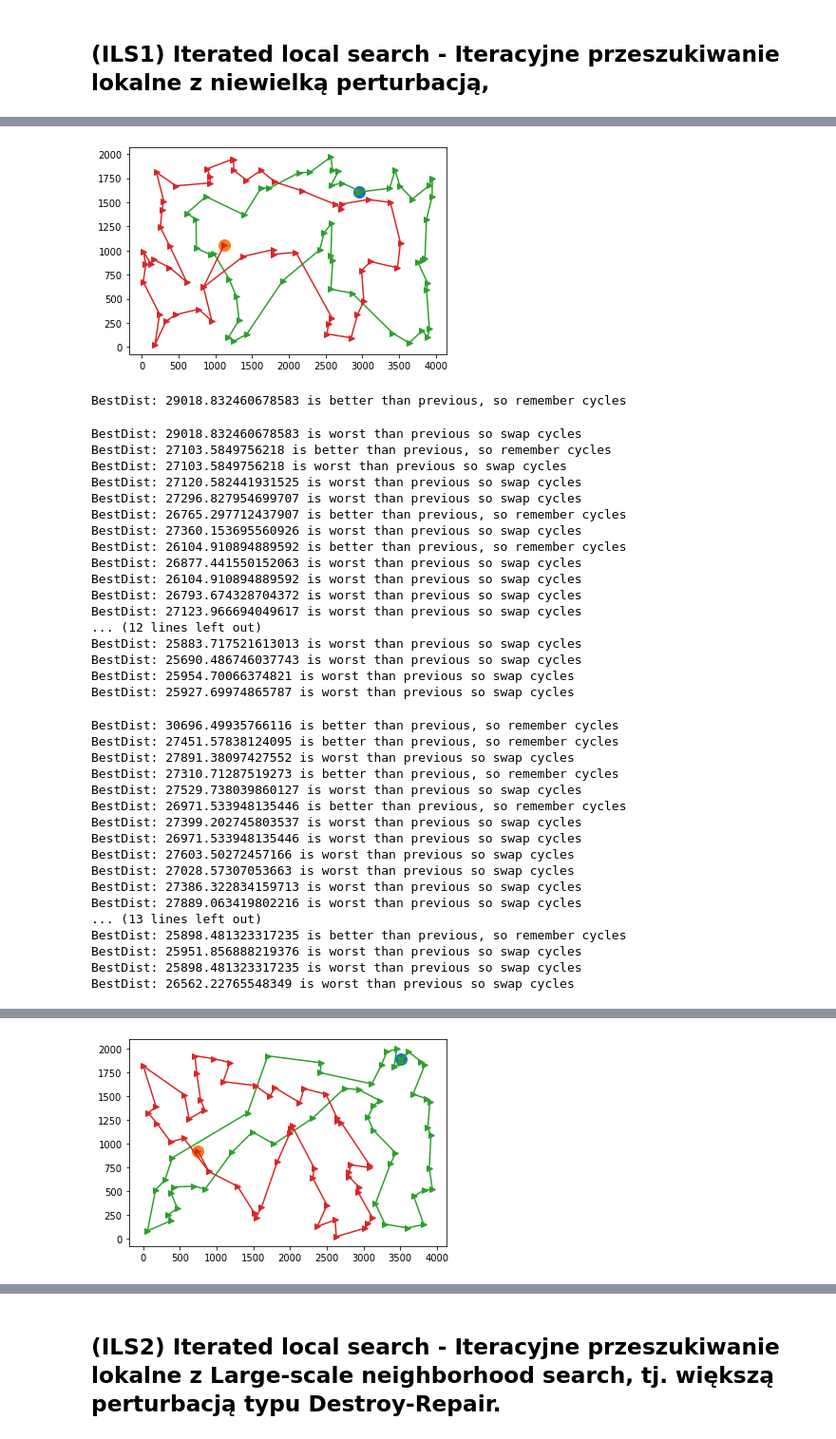
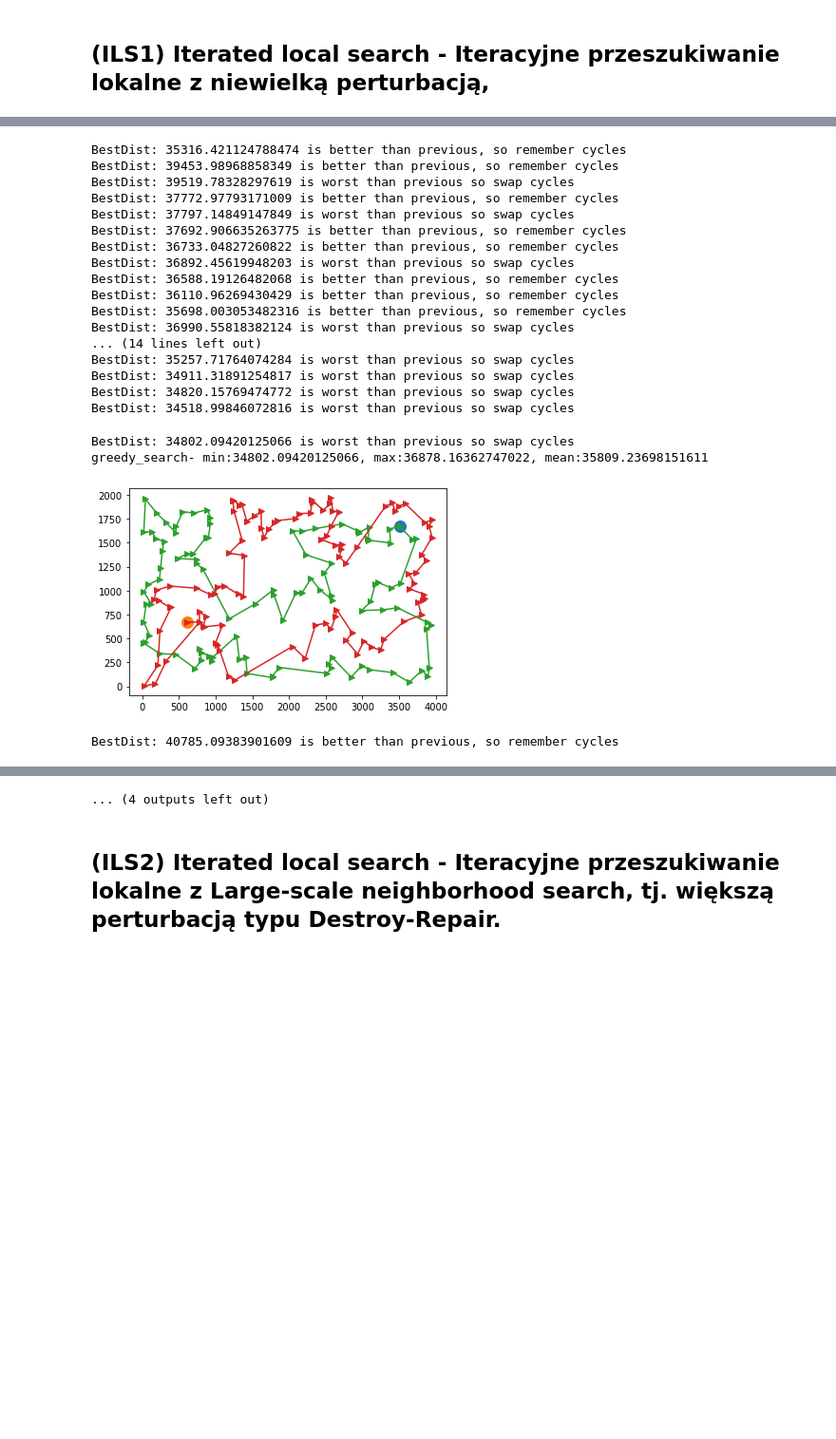
Before and after one commit to mikolaj-sienkiewicz/PP_Inteligente_Metody_Optymalizacji, a Jupyter notebook: Lab4/Lab4.ipynb, the cells around one changed output, grey strips where cells are left out. Shown at 95% size. Cells and saved outputs as stored; diff of their text form; code cells hidden in the pictures; blank space fills up the shorter version.

```diff
--- a/Lab4/Lab4.ipynb
+++ b/Lab4/Lab4.ipynb
@@ -16,7 +16,7 @@ kroa={}
 krob={}
 np_kroa=[]
 np_krob=[]
-with open('kroa100.txt') as f:
+with open('kroa200.txt') as f:
     lines = f.readlines()
     for line in lines[6:-1]:
         x=list(map(int,line.strip().split(' ')))
@@ -24,7 +24,7 @@ with open('kroa100.txt') as f:
         kroa[x[0]]=(x[1],x[2])
         np_kroa.append((x[1],x[2]))
 np_kroa=np.array(np_kroa)
-with open('krob100.txt') as f:
+with open('krob200.txt') as f:
     lines = f.readlines()
     for line in lines[6:-1]:
         x=list(map(int,line.strip().split(' ')))
@@ -64,8 +64,8 @@ def calcDistance(currentCycle, dist):
 # 1st variable - Start cycle - with random assignments
 def start_cycle_random(dataset_choice="kroa"):
     cycles={}
-    cycles[0]=np.random.choice(100,50,replace=False)
-    cycles[1]=np.array([i for i in np.arange(0,100,1) if i not in cycles[0]])
+    cycles[0]=np.random.choice(200,100,replace=False)
+    cycles[1]=np.array([i for i in np.arange(0,200,1) if i not in cycles[0]])
     np.random.shuffle(cycles[1])
     return cycles
 # %%
@@ -388,6 +388,9 @@ def ILS1(dist, np_dots, init_random = True, switch="change_edges", durationSec=1
             cycles = copy.deepcopy(bestCycles)
             print(f"BestDist: {bestDistance} is worst than previous so swap cycles")
 
+        if time() - startTime > durationSec:
+            break
+
         # Shake it
 
         for _ in range(shakeIt):
@@ -427,8 +430,8 @@ def ILS1(dist, np_dots, init_random = True, switch="change_edges", durationSec=1
 #     plt.show()
     return cycles, bestDistance
 # %%
-K = 3 # docelowo 10
-durationSec = 140
+K = 5 # docelowo 10
+durationSec = 700
 for dataset_choice in ['kroa', 'krob']:
     if dataset_choice=="kroa":
         dataset=np_kroa
@@ -444,6 +447,11 @@ for dataset_choice in ['kroa', 'krob']:
         distanceTable.append(bestDistance)
         cyclesTable.append(cycles )
 
+
+    with open(f"greedy_search ils1_k5n20_{dataset_choice}.txt","w") as f:
+        f.write(f"greedy_search ils1- min:{np.min(distanceTable)}, max:{np.max(distanceTable)}, mean:{np.mean(distanceTable)}")
+
+
     print(f"greedy_search- min:{np.min(distanceTable)}, max:{np.max(distanceTable)}, mean:{np.mean(distanceTable)}")
 
 
@@ -453,6 +461,7 @@ for dataset_choice in ['kroa', 'krob']:
     plt.plot(dataset[:,0][cycles[1][0]], dataset[:,1][cycles[1][0]], "o", markersize=12)
     plt.plot(dataset[:,0][[*cycles[0],cycles[0][0]]], dataset[:,1][[*cycles[0],cycles[0][0]]], "->")
     plt.plot(dataset[:,0][[*cycles[1],cycles[1][1]]], dataset[:,1][[*cycles[1],cycles[1][1]]], "->")
+    plt.savefig(f'greedy_search_ILS1_k5_n10_{dataset_choice}.png')
     plt.show()
 
     #plt.savefig(f'greedy_search_best_NN_randomTrue_changeEdges_{dataset_choice}.png')
@@ -513,36 +538,21 @@ greedy_search- min:25055.00475670467, max:26441.723936647555, mean:25961.8230806
-[figure, old version]
-BestDist: 29018.832460678583 is better than previous, so remember cycles
+BestDist: 35316.421124788474 is better than previous, so remember cycles
+BestDist: 39453.98968858349 is better than previous, so remember cycles
+BestDist: 39519.78328297619 is worst than previous so swap cycles
+BestDist: 37772.97793171009 is better than previous, so remember cycles
+BestDist: 37797.14849147849 is worst than previous so swap cycles
+BestDist: 37692.906635263775 is better than previous, so remember cycles
+BestDist: 36733.04827260822 is better than previous, so remember cycles
+BestDist: 36892.45619948203 is worst than previous so swap cycles
+BestDist: 36588.19126482068 is better than previous, so remember cycles
+BestDist: 36110.96269430429 is better than previous, so remember cycles
+BestDist: 35698.003053482316 is better than previous, so remember cycles
+BestDist: 36990.55818382124 is worst than previous so swap cycles
+... (14 lines left out)
+BestDist: 35257.71764074284 is worst than previous so swap cycles
+BestDist: 34911.31891254817 is worst than previous so swap cycles
+BestDist: 34820.15769474772 is worst than previous so swap cycles
+BestDist: 34518.99846072816 is worst than previous so swap cycles
-BestDist: 29018.832460678583 is worst than previous so swap cycles
-BestDist: 27103.5849756218 is better than previous, so remember cycles
-BestDist: 27103.5849756218 is worst than previous so swap cycles
-BestDist: 27120.582441931525 is worst than previous so swap cycles
-BestDist: 27296.827954699707 is worst than previous so swap cycles
-BestDist: 26765.297712437907 is better than previous, so remember cycles
-BestDist: 27360.153695560926 is worst than previous so swap cycles
-BestDist: 26104.910894889592 is better than previous, so remember cycles
-BestDist: 26877.441550152063 is worst than previous so swap cycles
-BestDist: 26104.910894889592 is worst than previous so swap cycles
-BestDist: 26793.674328704372 is worst than previous so swap cycles
-BestDist: 27123.966694049617 is worst than previous so swap cycles
-... (12 lines left out)
-BestDist: 25883.717521613013 is worst than previous so swap cycles
-BestDist: 25690.486746037743 is worst than previous so swap cycles
-BestDist: 25954.70066374821 is worst than previous so swap cycles
-BestDist: 25927.69974865787 is worst than previous so swap cycles
+BestDist: 34802.09420125066 is worst than previous so swap cycles
+greedy_search- min:34802.09420125066, max:36878.16362747022, mean:35809.23698151611
+[figure, new version]
-BestDist: 30696.49935766116 is better than previous, so remember cycles
-BestDist: 27451.57838124095 is better than previous, so remember cycles
-BestDist: 27891.38097427552 is worst than previous so swap cycles
-BestDist: 27310.71287519273 is better than previous, so remember cycles
-BestDist: 27529.738039860127 is worst than previous so swap cycles
-BestDist: 26971.533948135446 is better than previous, so remember cycles
-BestDist: 27399.202745803537 is worst than previous so swap cycles
-BestDist: 26971.533948135446 is worst than previous so swap cycles
-BestDist: 27603.50272457166 is worst than previous so swap cycles
-BestDist: 27028.57307053663 is worst than previous so swap cycles
-BestDist: 27386.322834159713 is worst than previous so swap cycles
-BestDist: 27889.063419802216 is worst than previous so swap cycles
-... (13 lines left out)
-BestDist: 25898.481323317235 is better than previous, so remember cycles
-BestDist: 25951.856888219376 is worst than previous so swap cycles
-BestDist: 25898.481323317235 is worst than previous so swap cycles
-BestDist: 26562.22765548349 is worst than previous so swap cycles
+BestDist: 40785.09383901609 is better than previous, so remember cycles
@@ -567 +592,0 @@ greedy_search- min:25673.736205813417, max:26905.560222127307, mean:26084.800033
-[figure, removed]
@@ -568,2 +610,3 @@ greedy_search- min:25673.736205813417, max:26905.560222127307, mean:26084.800033
+... (4 outputs left out)
 # %% [markdown]
 ## (ILS2) Iterated local search - Iteracyjne przeszukiwanie lokalne z Large-scale neighborhood search, tj. większą perturbacją typu Destroy-Repair.
```
Also changed, not shown: parts of 1 cell of this notebook, 5 other files.
